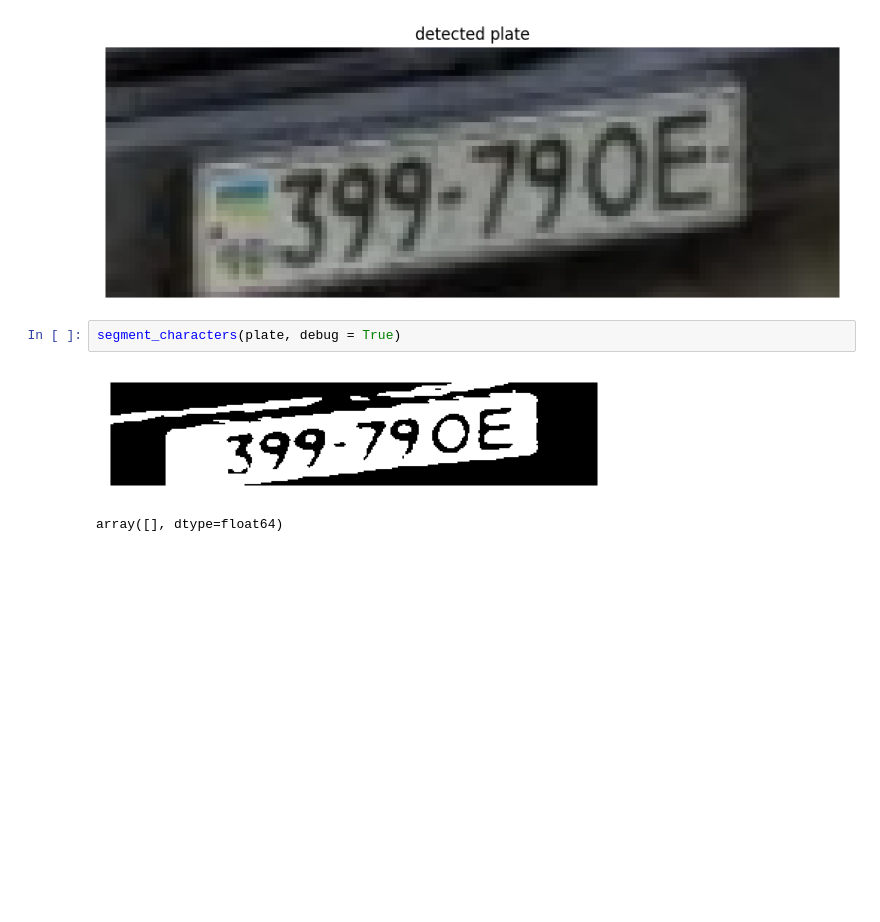
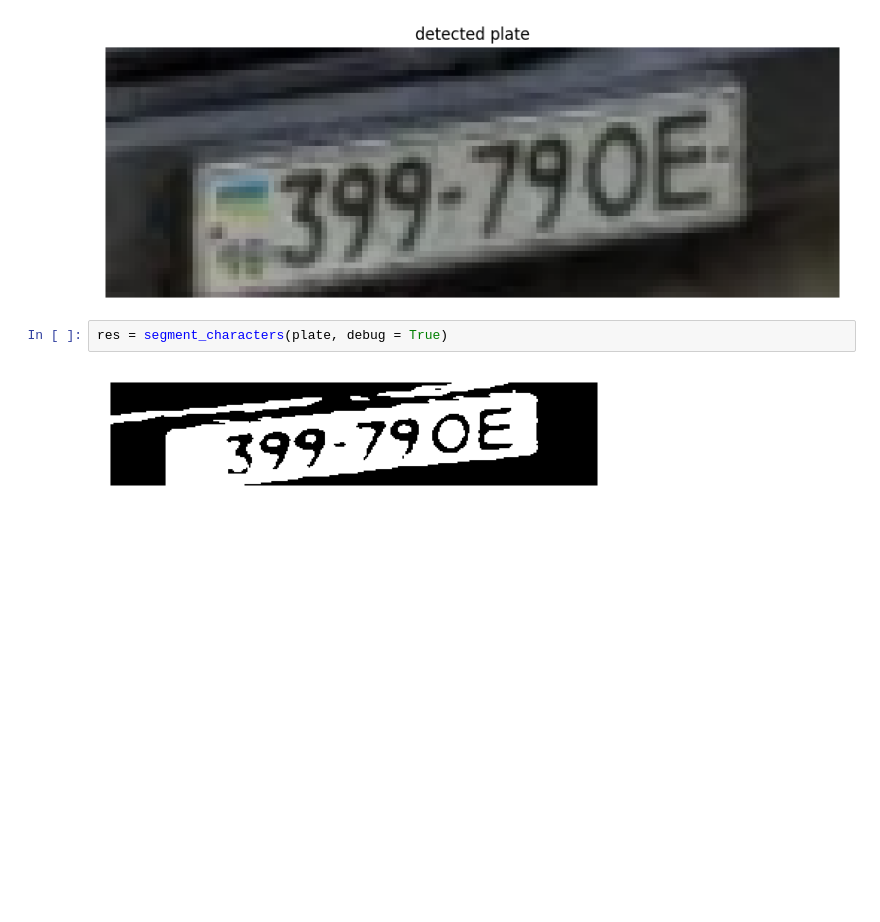
Before and after one commit to Alex-Tsyb/Number_plates_project, a Jupyter notebook: data_science/license_plate_v2.ipynb, the cells around one changed output. Cells and saved outputs as stored; diff of their text form; blank space fills up the shorter version.

```diff
--- a/data_science/license_plate_v2.ipynb
+++ b/data_science/license_plate_v2.ipynb
@@ -295,7 +447,7 @@ show_image(plate, "detected plate")
 # %% [output]
 [figure]
 # %%
-segment_characters(plate, debug = True)
+res = segment_characters(plate, debug = True)
 # %% [output]
 [figure]
-array([], dtype=float64)
+[figure, added]
```
Also changed, not shown: parts of 6 cells of this notebook.
